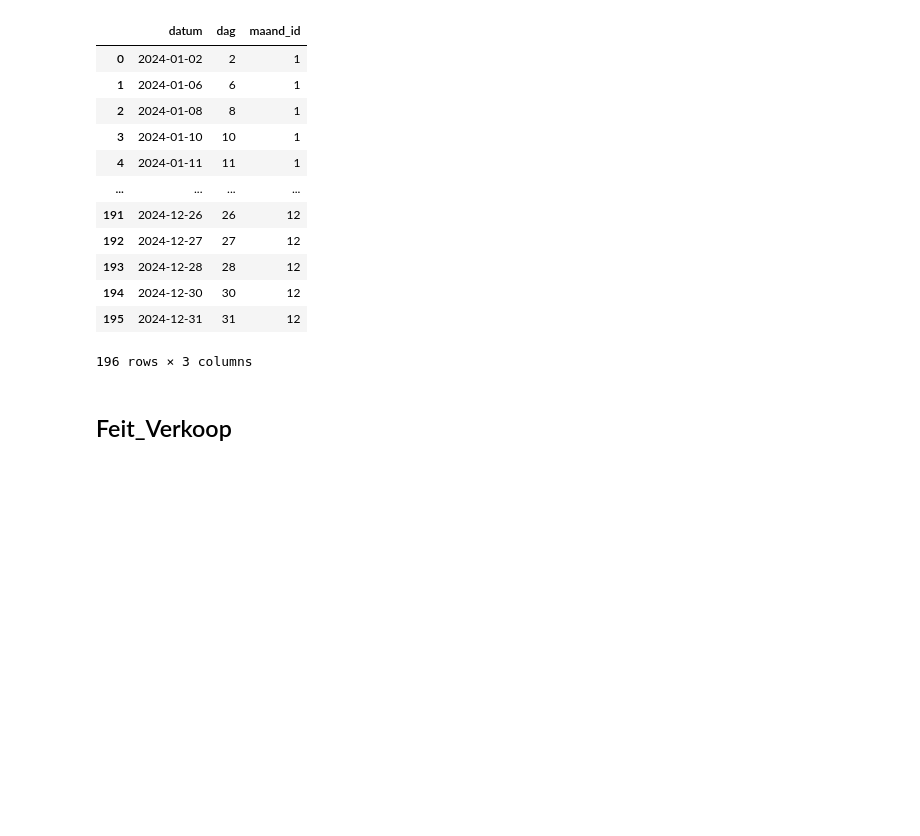
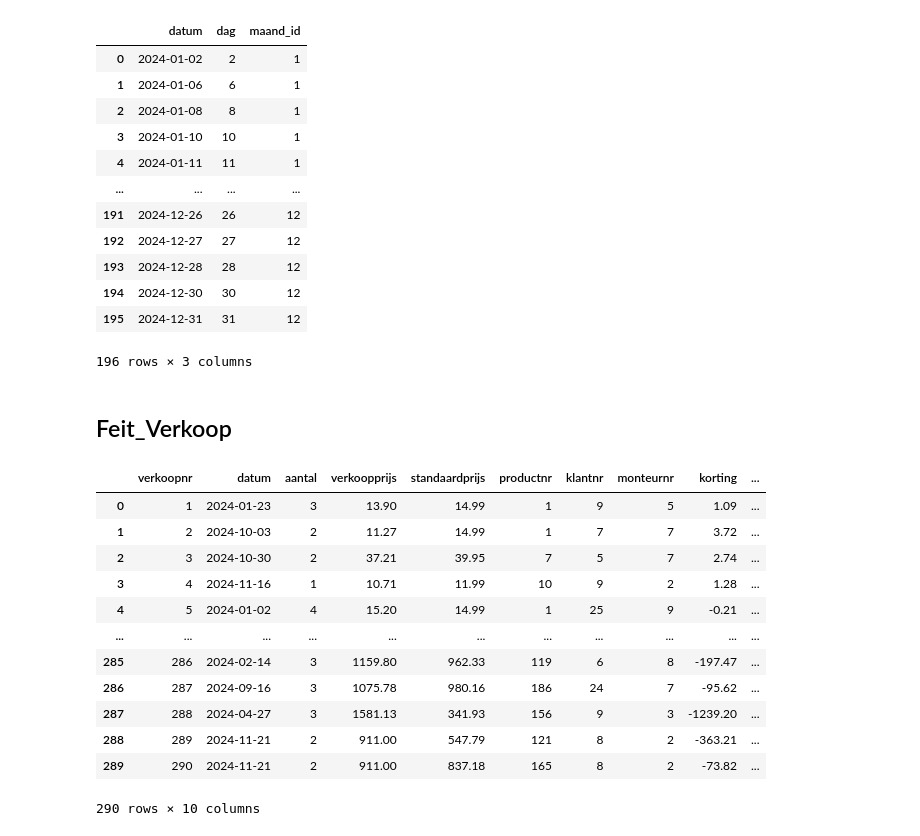
Before and after one commit to Drakarta/deai, a Jupyter notebook: DWH/main.ipynb, the cells around one changed output. Saved outputs shown, nothing was run; the diff lists cells and outputs as text; code cells hidden in the pictures; blank space fills up the shorter version.

```diff
--- a/DWH/main.ipynb
+++ b/DWH/main.ipynb
@@ -23,7 +24,9 @@ df_klant_combined = pd.concat([df_klant_av, df_klant_fv]).drop_duplicates().rese
 
 df_klant_combined.insert(0, 'klantnr', range(1, len(df_klant_combined) + 1))
 
-df_klant_combined.to_sql('Dim_Klant', DWH, if_exists='replace', index=False)
+df_klant_combined['geboortedatum'] = df_klant_combined['geboortedatum']
+
+df_klant_combined.to_sql('Dim_Klant', DWH, if_exists='append', index=False)
 
 df_klant_combined
 # %% [output]
@@ -294,5 +302,75 @@ df_datum
 ## Feit_Verkoop
 # %%
 df_verkoop_av = pd.read_sql_query('SELECT * FROM accessoire_verkoop_verkoop', SDM)
-df_
 df_verkoop_fv = pd.read_sql_query('SELECT * FROM fiets_verkoop_verkoop', SDM)
+
+df_accessoire_av = pd.read_sql_query('SELECT * FROM accessoire_verkoop_accessoire', SDM)
+df_monteur_av = pd.read_sql_query('SELECT * FROM accessoire_verkoop_monteur', SDM)
+df_klant_av = pd.read_sql_query('SELECT * FROM accessoire_verkoop_klant', SDM)
+df_fiets_fv = pd.read_sql_query('SELECT * FROM fiets_verkoop_fiets', SDM)
+df_monteur_fv = pd.read_sql_query('SELECT * FROM fiets_verkoop_monteur', SDM)
+df_klant_fv = pd.read_sql_query('SELECT * FROM fiets_verkoop_klant', SDM)
+
+df_verkoop_av = pd.merge(df_verkoop_av, df_accessoire_av, left_on='accessoire', right_on='accessoirenr', how='left')
+df_verkoop_av = df_verkoop_av.drop(columns=['inkoopprijs', 'soort', 'leverancier', 'accessoirenr', 'accessoire'], errors='ignore')
+df_verkoop_av = pd.merge(df_verkoop_av, df_product_combined, left_on='naam', right_on='type_product', how='left')
+df_verkoop_av = df_verkoop_av.drop(columns=['inkoopprijs', 'naam', 'soort', 'partnernr', 'merk', 'kleur', 'standaardprijs_y', 'type'], errors='ignore')
+df_verkoop_av.rename(columns={'standaardprijs_x': 'standaardprijs', 'productnr': 'product'}, inplace=True)
+df_verkoop_av.rename(columns={'product': 'productnr'}, inplace=True)
+
+df_verkoop_av = pd.merge(df_verkoop_av, df_klant_fv, left_on='klant', right_on='klantnr', how='left')
+df_verkoop_av = df_verkoop_av.drop(columns=['klantnr', 'geslacht', 'adres', 'woonplaats', 'geboortedatum'], errors='ignore')
+df_verkoop_av = pd.merge(df_verkoop_av, df_klant_combined, left_on='naam', right_on='naam', how='left')
+df_verkoop_av = df_verkoop_av.drop(columns=['naam', 'adres', 'woonplaats', 'geboortedatum', 'geslacht', 'klant'], errors='ignore')
+df_verkoop_av.rename(columns={'product': 'productnr'}, inplace=True)
+
+df_verkoop_av = pd.merge(df_verkoop_av, df_monteur_av, left_on='monteur', right_on='monteurnr', how='left')
+df_verkoop_av = df_verkoop_av.drop(columns=['woonplaats', 'uurloon', 'filiaal', 'monteurnr'], errors='ignore')
+df_verkoop_av = pd.merge(df_verkoop_av, df_monteur_combined, left_on='naam', right_on='naam', how='left')
+df_verkoop_av = df_verkoop_av.drop(columns=['naam', 'woonplaats', 'uurloon', 'filiaal', 'monteur'], errors='ignore')
+df_verkoop_av.rename(columns={'product': 'productnr'}, inplace=True)
+
+df_verkoop_fv = pd.merge(df_verkoop_fv, df_fiets_fv, left_on='fiets', right_on='fietsnr', how='left')
+df_verkoop_fv = df_verkoop_fv.drop(columns=['fietsnr', 'soort', 'merk', 'standaardprijs', 'kleur', 'fabrikant', 'inkoopprijs'], errors='ignore')
+df_verkoop_fv = pd.merge(df_verkoop_fv, df_product_combined, left_on='type', right_on='type_product', how='left')
+df_verkoop_fv = df_verkoop_fv.drop(columns=['type', 'inkoopprijs', 'soort', 'merk', 'kleur', 'partnernr', 'fiets'], errors='ignore')
+
+df_verkoop_fv = pd.merge(df_verkoop_fv, df_klant_fv, left_on='klant', right_on='klantnr', how='left')
+df_verkoop_fv = df_verkoop_fv.drop(columns=['klantnr', 'geslacht', 'adres', 'woonplaats', 'geboortedatum'], errors='ignore')
+df_verkoop_fv = pd.merge(df_verkoop_fv, df_klant_combined, left_on='naam', right_on='naam', how='left')
+df_verkoop_fv = df_verkoop_fv.drop(columns=['naam', 'adres', 'woonplaats', 'geboortedatum', 'geslacht', 'klant'], errors='ignore')
+
+df_verkoop_fv = pd.merge(df_verkoop_fv, df_monteur_fv, left_on='monteur', right_on='monteurNr', how='left')
+df_verkoop_fv = df_verkoop_fv.drop(columns=['woonplaats', 'uurloon', 'filiaal', 'monteurNr'], errors='ignore')
+df_verkoop_fv = pd.merge(df_verkoop_fv, df_monteur_combined, left_on='naam', right_on='naam', how='left')
+df_verkoop_fv = df_verkoop_fv.drop(columns=['naam', 'woonplaats', 'uurloon', 'filiaal', 'monteur'], errors='ignore')
+
+df_verkoop_av = df_verkoop_av.drop('accessoire_verkoopnr', axis=1)
+df_verkoop_fv = df_verkoop_fv.drop('fiets_verkoopnr', axis=1)
+
+df_verkoop_combined = pd.concat([df_verkoop_av, df_verkoop_fv]).drop_duplicates().reset_index(drop=True)
+df_verkoop_combined.insert(0, 'verkoopnr', range(1, len(df_verkoop_combined) + 1))
+df_verkoop_combined['korting'] = df_verkoop_combined['standaardprijs'] - df_verkoop_combined['verkoopprijs']
+df_verkoop_combined['totaalprijs'] = df_verkoop_combined['verkoopprijs'] * df_verkoop_combined['aantal']
+df_verkoop_combined = df_verkoop_combined.drop('type_product', axis=1)
+df_verkoop_combined = df_verkoop_combined.drop('categorie', axis=1)
+df_verkoop_combined = df_verkoop_combined.drop('omzet', axis=1)
+
+
+df_verkoop_combined.to_sql('Feit_Verkoop', DWH, if_exists='append', index=False)
+
+df_verkoop_combined
+# %% [output]
+|  | verkoopnr | datum | aantal | verkoopprijs | standaardprijs | productnr | klantnr | monteurnr | korting | ... |
+| 0 | 1 | 2024-01-23 | 3 | 13.90 | 14.99 | 1 | 9 | 5 | 1.09 | ... |
+| 1 | 2 | 2024-10-03 | 2 | 11.27 | 14.99 | 1 | 7 | 7 | 3.72 | ... |
+| 2 | 3 | 2024-10-30 | 2 | 37.21 | 39.95 | 7 | 5 | 7 | 2.74 | ... |
+| 3 | 4 | 2024-11-16 | 1 | 10.71 | 11.99 | 10 | 9 | 2 | 1.28 | ... |
+| 4 | 5 | 2024-01-02 | 4 | 15.20 | 14.99 | 1 | 25 | 9 | -0.21 | ... |
+| ... | ... | ... | ... | ... | ... | ... | ... | ... | ... | ... |
+| 285 | 286 | 2024-02-14 | 3 | 1159.80 | 962.33 | 119 | 6 | 8 | -197.47 | ... |
+| 286 | 287 | 2024-09-16 | 3 | 1075.78 | 980.16 | 186 | 24 | 7 | -95.62 | ... |
+| 287 | 288 | 2024-04-27 | 3 | 1581.13 | 341.93 | 156 | 9 | 3 | -1239.20 | ... |
+| 288 | 289 | 2024-11-21 | 2 | 911.00 | 547.79 | 121 | 8 | 2 | -363.21 | ... |
+| 289 | 290 | 2024-11-21 | 2 | 911.00 | 837.18 | 165 | 8 | 2 | -73.82 | ... |
+290 rows × 10 columns
```
Also changed, not shown: parts of 13 cells of this notebook, 2 other files.
